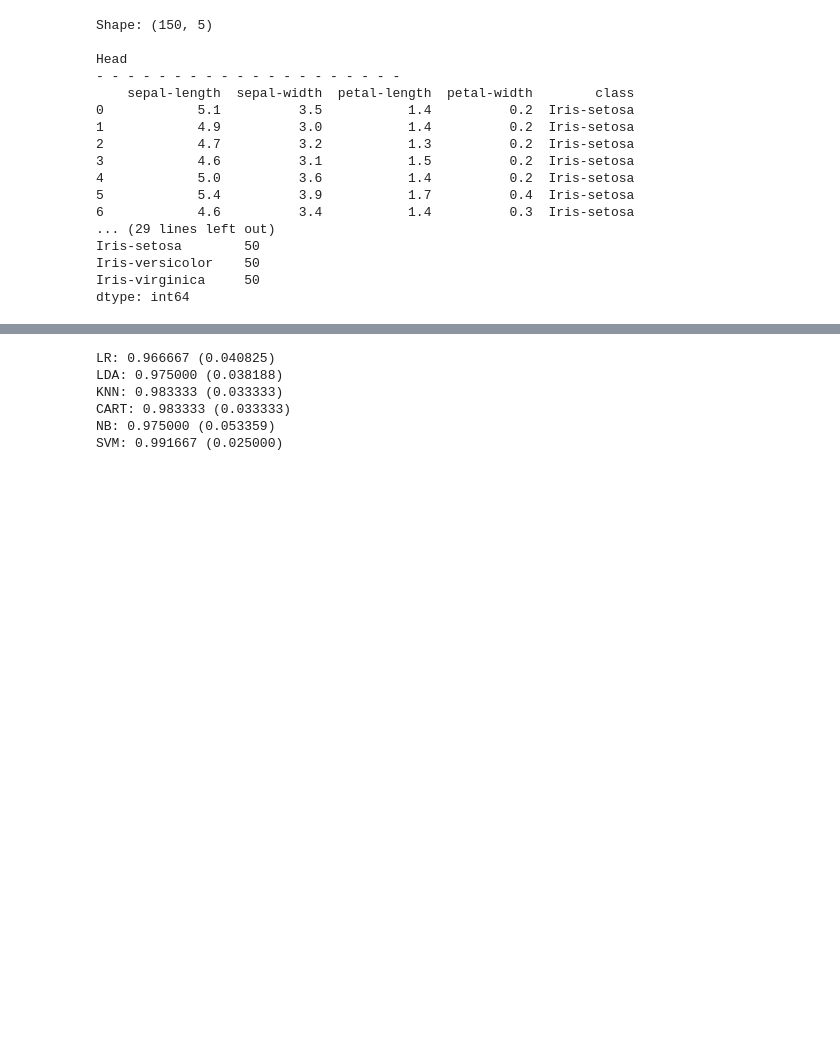
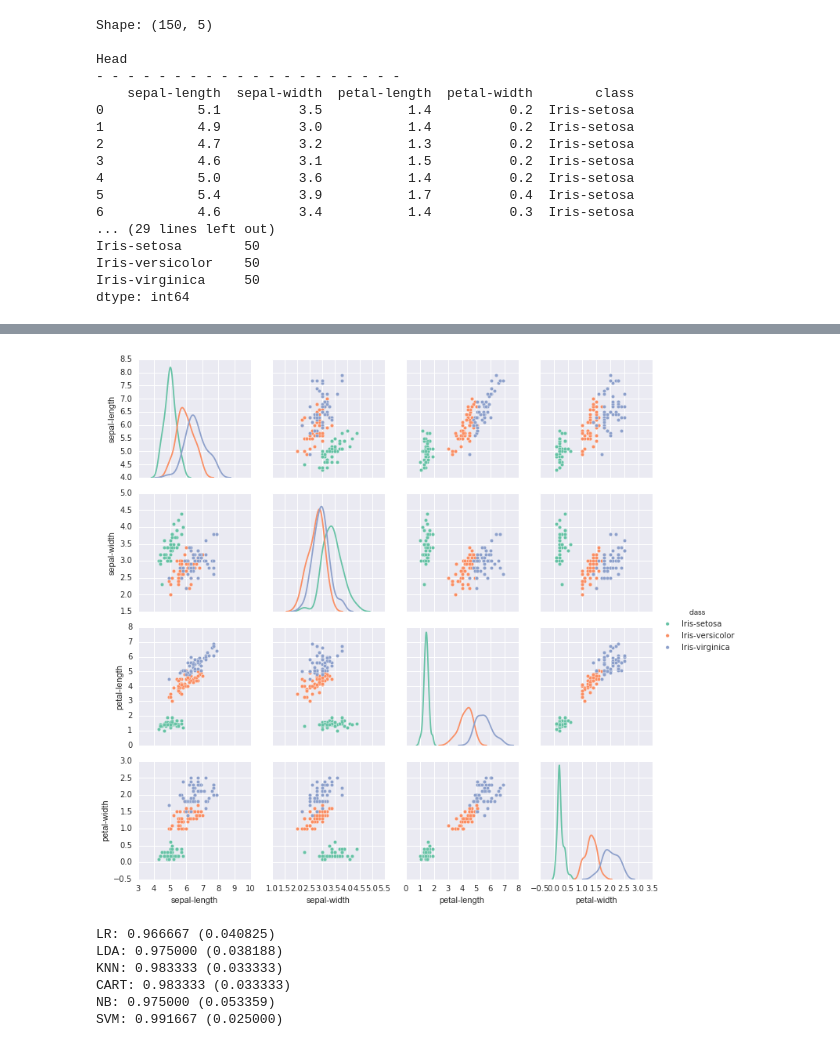
Before and after one commit to IsaacHook/Machine-Learning, a Jupyter notebook: Iris/Iris.ipynb, the cells around one changed output, grey strips where cells are left out. Drawn from its saved outputs; the diff is of its cells as text; code cells hidden in the pictures; blank space fills up the shorter version.

```diff
--- a/Iris/Iris.ipynb
+++ b/Iris/Iris.ipynb
@@ -86,3 +114,8 @@ plt.show()
+# %%
+# Visualize data - Seaborn
+g = sns.pairplot(dataset, hue='class', palette='Set2', diag_kind='kde')
+# %% [output]
+[figure, added]
 # %%
 # Split dataset
 array =  dataset.values
```
Also changed, not shown: parts of 2 cells of this notebook.
